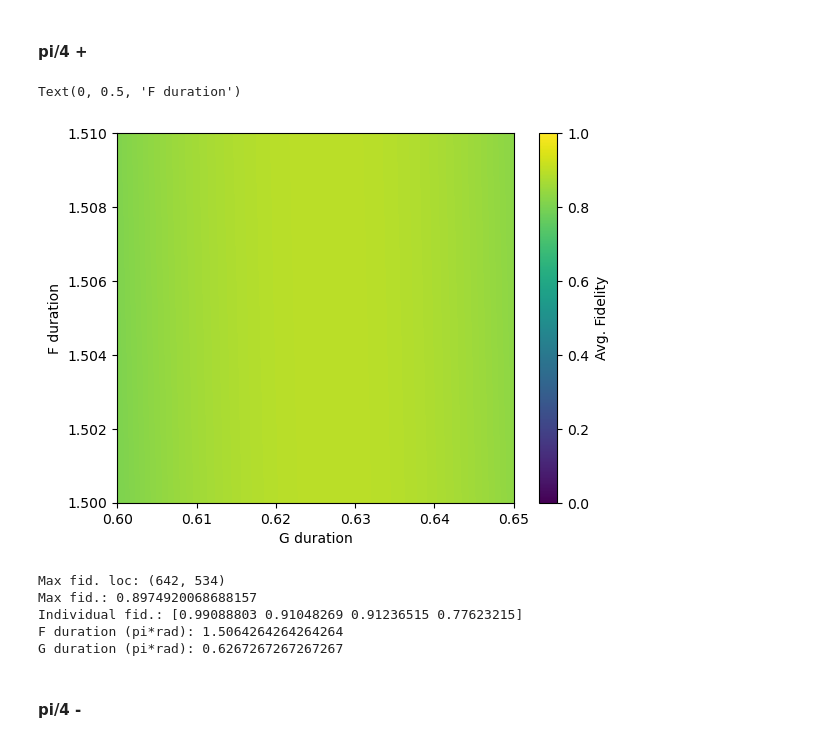
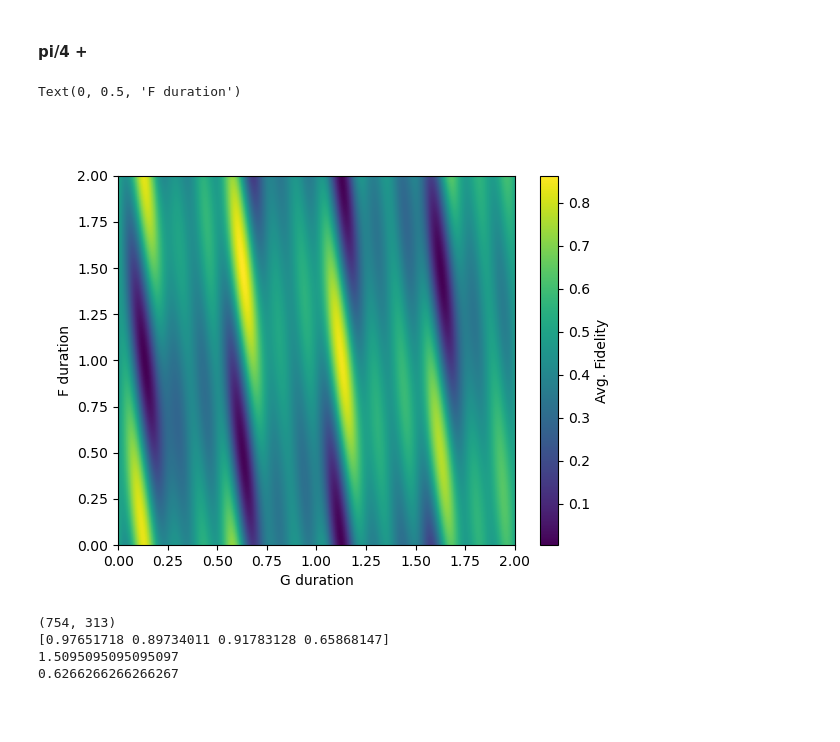
Before and after one commit to tr2g20/simulations, a Jupyter notebook: pulse_phase_evol.ipynb, the cells around one changed output. Cells and saved outputs as stored; diff of their text form; code cells hidden in the pictures; blank space fills up the shorter version.

```diff
--- a/pulse_phase_evol.ipynb
+++ b/pulse_phase_evol.ipynb
@@ -292,7 +294,7 @@ for i in range(len(indices)):
     initial_state = initial_state/ np.linalg.norm(initial_state) # Normalise
     pulse_seq1 = PulseSequence()
 
-    pulse1 = DownPulse(laser_det=np.full(n_steps,0),phase=np.full(n_steps, pi/2), rabi_freq=np.full(n_steps,rabi_freq), duration=rabi_time/4)
+    pulse1 = DownPulse(laser_det=np.full(n_steps,0),phase=np.full(n_steps, -pi/2), rabi_freq=np.full(n_steps,rabi_freq), duration=rabi_time/4)
 
     # detuning = 40*dR
     # free_time = 2*pi/(np.abs(dR-detuning))
@@ -909,10 +912,10 @@ basis = np.arange(p_min, p_max + 1)
 target_states = np.full((len(indices),2),1/np.sqrt(2), dtype=np.complex128)
 target_states[:,1] = target_states[:,1]*np.exp(1j*pi*np.array([0.25,1.25,0.25,1.25]))
 
-MDFE_times = np.linspace(0.6*pi/dR, 0.65*pi/dR, 1000)
+MDFE_times = np.linspace(0*pi/dR, 2*pi/dR, 1000)
 detuning = omega_eg/2
 free_time = 2*pi/(np.abs(dR-detuning))
-free_times = np.linspace(1.5*free_time/2,1.51*free_time/2, 1000)
+free_times = np.linspace(0,free_time, 1000)
 
 fidelities = np.zeros((len(indices),len(free_times),len(MDFE_times)))
 # fid_sum = np.zeros(len(free_times))
@@ -931,7 +934,7 @@ for i in range(len(indices)):
             pulse_seqq = PulseSequence()
 
             free = FreeEvolution(laser_det=(np.full(n_steps, -detuning)), duration=(time1))
-            MDFE = gen_MDFEdown_seq(free_time=time2, rabi_freq=rabi_freq, time_steps=n_steps, detuning=0)
+            MDFE = gen_MDFEdown_seq(free_time=time2, rabi_freq=rabi_freq, time_steps=n_steps, detuning=dR)
             pulse_seqq.add_pulses([free, MDFE])
             wave_func, _ = simulate_pulses_single_atom_analyt(pulse_seq=pulse_seqq, basis=basis, initial_state=initial_state, d_shift=k_eff*atom_veloc)
 
@@ -958,24 +961,20 @@ fid_sum = np.sum(fidelities, axis=0)/len(indices)
 # ######
 # %%
 fig, ax = plt.subplots()
-pc = ax.pcolormesh(MDFE_times*dR/pi, free_times*2/free_time, fid_sum, shading='auto', cmap='viridis',  vmin=0, vmax=1)
+pc = ax.pcolormesh(MDFE_times*dR/pi, free_times*2/free_time, fid_sum, shading='auto', cmap='viridis')
 fig.colorbar(pc, ax=ax, label='Avg. Fidelity')
 ax.set_xlabel('G duration'); ax.set_ylabel('F duration')
 # %% [output]
 Text(0, 0.5, 'F duration')
-[figure, old version]
+[figure, new version]
 # %%
-iiindices = np.unravel_index(np.argmax(fid_sum), shape=np.shape(fid_sum))
-print('Max fid. loc:', iiindices)
-print('Max fid.:', np.max(fid_sum))
-print('Individual fid.:', fidelities[:, iiindices[0], iiindices[1]])
-print('F duration (pi*rad):', free_times[iiindices[0]]*2/free_time)
-print('G duration (pi*rad):', MDFE_times[iiindices[1]]*dR/pi)
+print(np.unravel_index(np.argmax(fid_sum), shape=np.shape(fid_sum)))
+print(fidelities[:, 754,313])
+
+print(free_times[754]*2/free_time)
+print(MDFE_times[313]*dR/pi)
 # %% [output]
-Max fid. loc: (642, 534)
-Max fid.: 0.8974920068688157
-Individual fid.: [0.99088803 0.91048269 0.91236515 0.77623215]
-F duration (pi*rad): 1.5064264264264264
-G duration (pi*rad): 0.6267267267267267
+(754, 313)
+[0.97651718 0.89734011 0.91783128 0.65868147]
+1.5095095095095097
+0.6266266266266267
-# %% [markdown]
-#### pi/4 -
```
Also changed, not shown: parts of 17 cells of this notebook, 1 other file.
